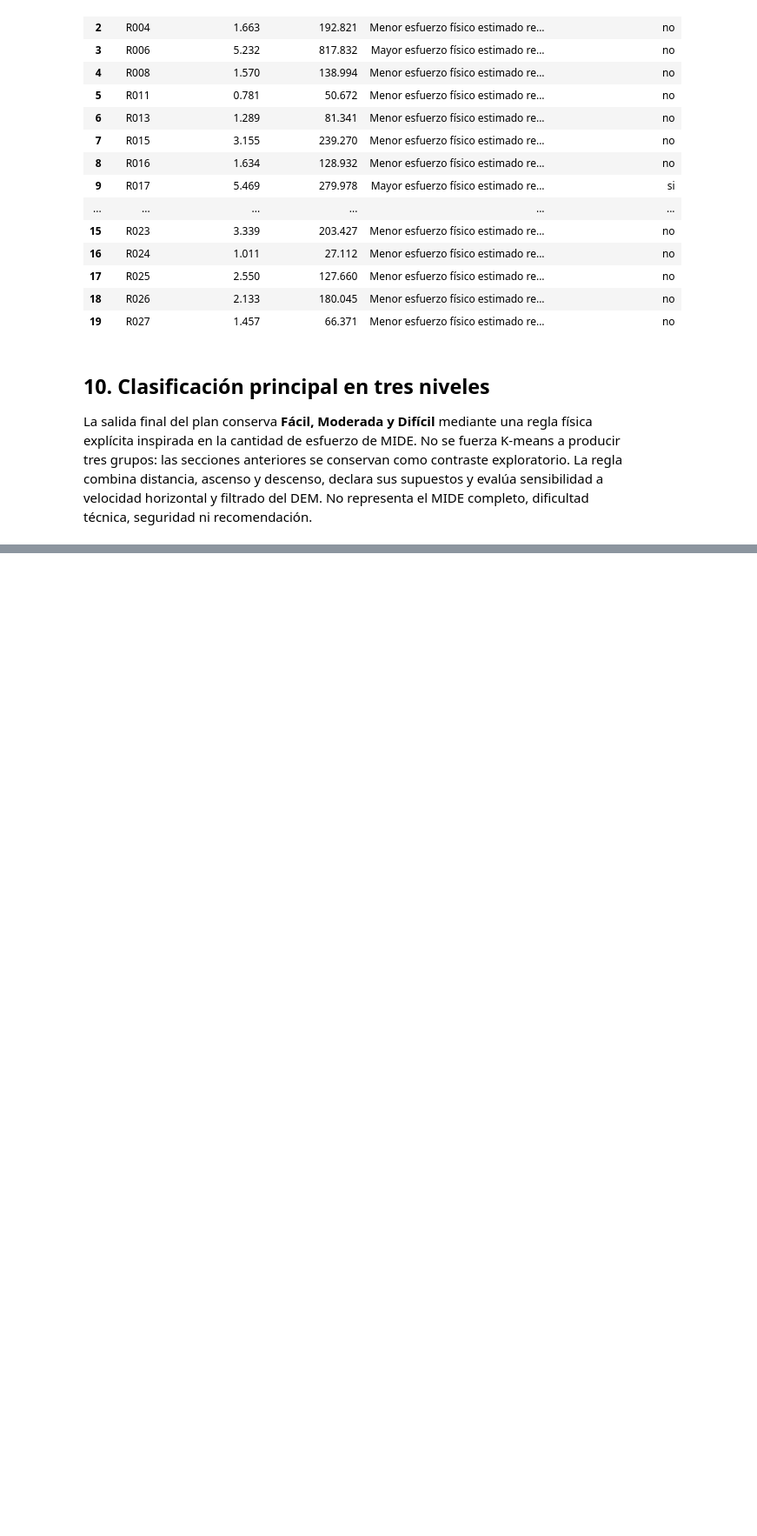
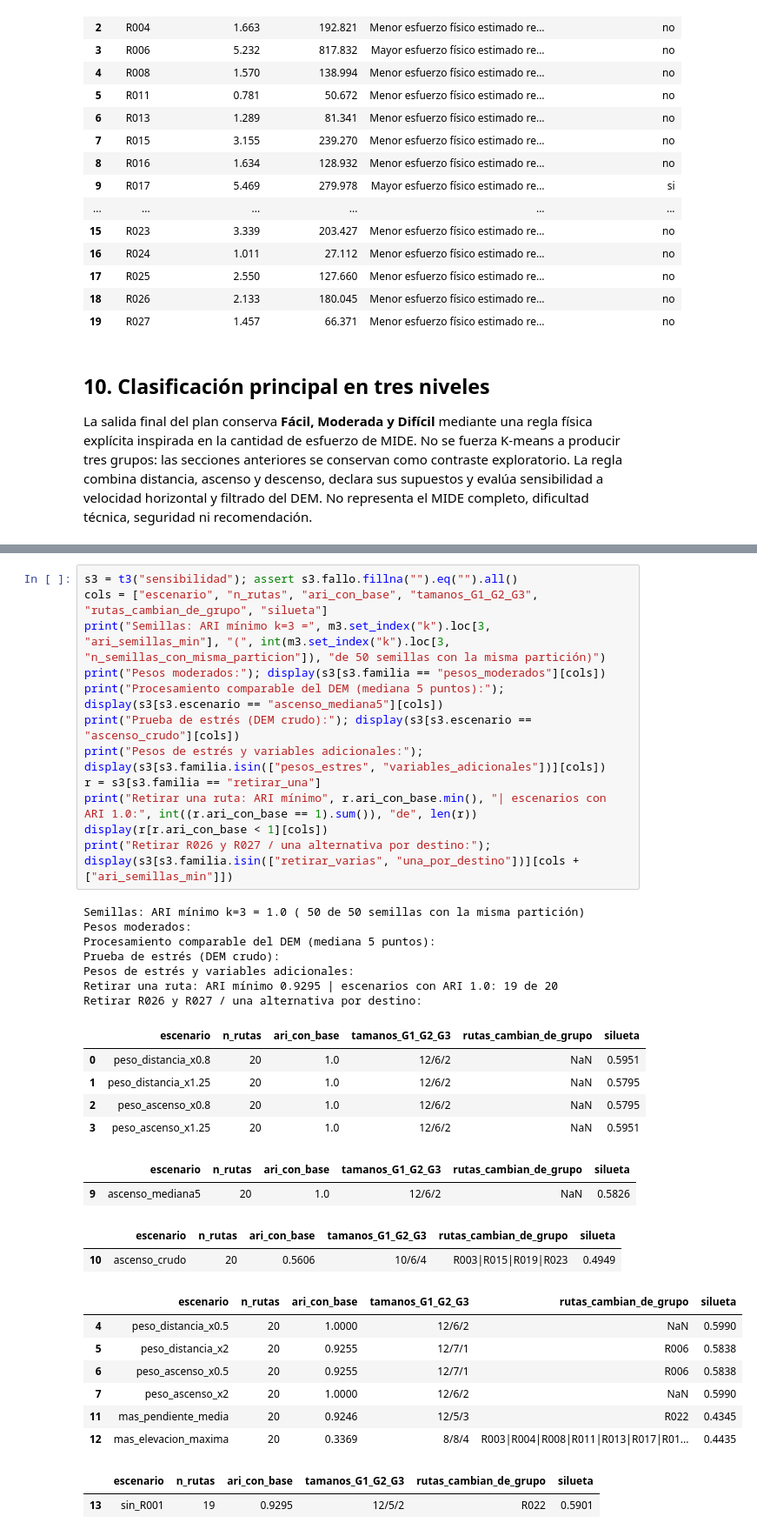
Before and after one commit to dcarranzav/tesis-trekking-pichincha, a Jupyter notebook: 05_notebooks/05_validacion_metodologica.ipynb, the cells around one changed output, grey strips where cells are left out. Shown at 87% size. Drawn from its saved outputs; the diff is of its cells as text; blank space fills up the shorter version.

```diff
--- a/05_notebooks/05_validacion_metodologica.ipynb
+++ b/05_notebooks/05_validacion_metodologica.ipynb
@@ -454,0 +552,38 @@ id_ruta  horas_marcha_efectiva_estimadas dificultad_fisica_estimada sensible_a_s
+# %%
+s3 = t3("sensibilidad"); assert s3.fallo.fillna("").eq("").all()
+cols = ["escenario", "n_rutas", "ari_con_base", "tamanos_G1_G2_G3", "rutas_cambian_de_grupo", "silueta"]
+print("Semillas: ARI mínimo k=3 =", m3.set_index("k").loc[3, "ari_semillas_min"], "(", int(m3.set_index("k").loc[3, "n_semillas_con_misma_particion"]), "de 50 semillas con la misma partición)")
+print("Pesos moderados:"); display(s3[s3.familia == "pesos_moderados"][cols])
+print("Procesamiento comparable del DEM (mediana 5 puntos):"); display(s3[s3.escenario == "ascenso_mediana5"][cols])
+print("Prueba de estrés (DEM crudo):"); display(s3[s3.escenario == "ascenso_crudo"][cols])
+print("Pesos de estrés y variables adicionales:"); display(s3[s3.familia.isin(["pesos_estres", "variables_adicionales"])][cols])
+r = s3[s3.familia == "retirar_una"]
+print("Retirar una ruta: ARI mínimo", r.ari_con_base.min(), "| escenarios con ARI 1.0:", int((r.ari_con_base == 1).sum()), "de", len(r))
+display(r[r.ari_con_base < 1][cols])
+print("Retirar R026 y R027 / una alternativa por destino:"); display(s3[s3.familia.isin(["retirar_varias", "una_por_destino"])][cols + ["ari_semillas_min"]])
+# %% [output]
+Semillas: ARI mínimo k=3 = 1.0 ( 50 de 50 semillas con la misma partición)
+Pesos moderados:
+Procesamiento comparable del DEM (mediana 5 puntos):
+Prueba de estrés (DEM crudo):
+Pesos de estrés y variables adicionales:
+Retirar una ruta: ARI mínimo 0.9295 | escenarios con ARI 1.0: 19 de 20
+Retirar R026 y R027 / una alternativa por destino:
+|  | escenario | n_rutas | ari_con_base | tamanos_G1_G2_G3 | rutas_cambian_de_grupo | silueta |
+| 0 | peso_distancia_x0.8 | 20 | 1.0 | 12/6/2 | NaN | 0.5951 |
+| 1 | peso_distancia_x1.25 | 20 | 1.0 | 12/6/2 | NaN | 0.5795 |
+| 2 | peso_ascenso_x0.8 | 20 | 1.0 | 12/6/2 | NaN | 0.5795 |
+| 3 | peso_ascenso_x1.25 | 20 | 1.0 | 12/6/2 | NaN | 0.5951 |
+|  | escenario | n_rutas | ari_con_base | tamanos_G1_G2_G3 | rutas_cambian_de_grupo | silueta |
+| 9 | ascenso_mediana5 | 20 | 1.0 | 12/6/2 | NaN | 0.5826 |
+|  | escenario | n_rutas | ari_con_base | tamanos_G1_G2_G3 | rutas_cambian_de_grupo | silueta |
+| 10 | ascenso_crudo | 20 | 0.5606 | 10/6/4 | R003|R015|R019|R023 | 0.4949 |
+|  | escenario | n_rutas | ari_con_base | tamanos_G1_G2_G3 | rutas_cambian_de_grupo | silueta |
+| 4 | peso_distancia_x0.5 | 20 | 1.0000 | 12/6/2 | NaN | 0.5990 |
+| 5 | peso_distancia_x2 | 20 | 0.9255 | 12/7/1 | R006 | 0.5838 |
+| 6 | peso_ascenso_x0.5 | 20 | 0.9255 | 12/7/1 | R006 | 0.5838 |
+| 7 | peso_ascenso_x2 | 20 | 1.0000 | 12/6/2 | NaN | 0.5990 |
+| 11 | mas_pendiente_media | 20 | 0.9246 | 12/5/3 | R022 | 0.4345 |
+| 12 | mas_elevacion_maxima | 20 | 0.3369 | 8/8/4 | R003|R004|R008|R011|R013|R017|R01... | 0.4435 |
+|  | escenario | n_rutas | ari_con_base | tamanos_G1_G2_G3 | rutas_cambian_de_grupo | silueta |
+| 13 | sin_R001 | 19 | 0.9295 | 12/5/2 | R022 | 0.5901 |
```
Also changed, not shown: parts of 23 cells of this notebook, 29 other files.
